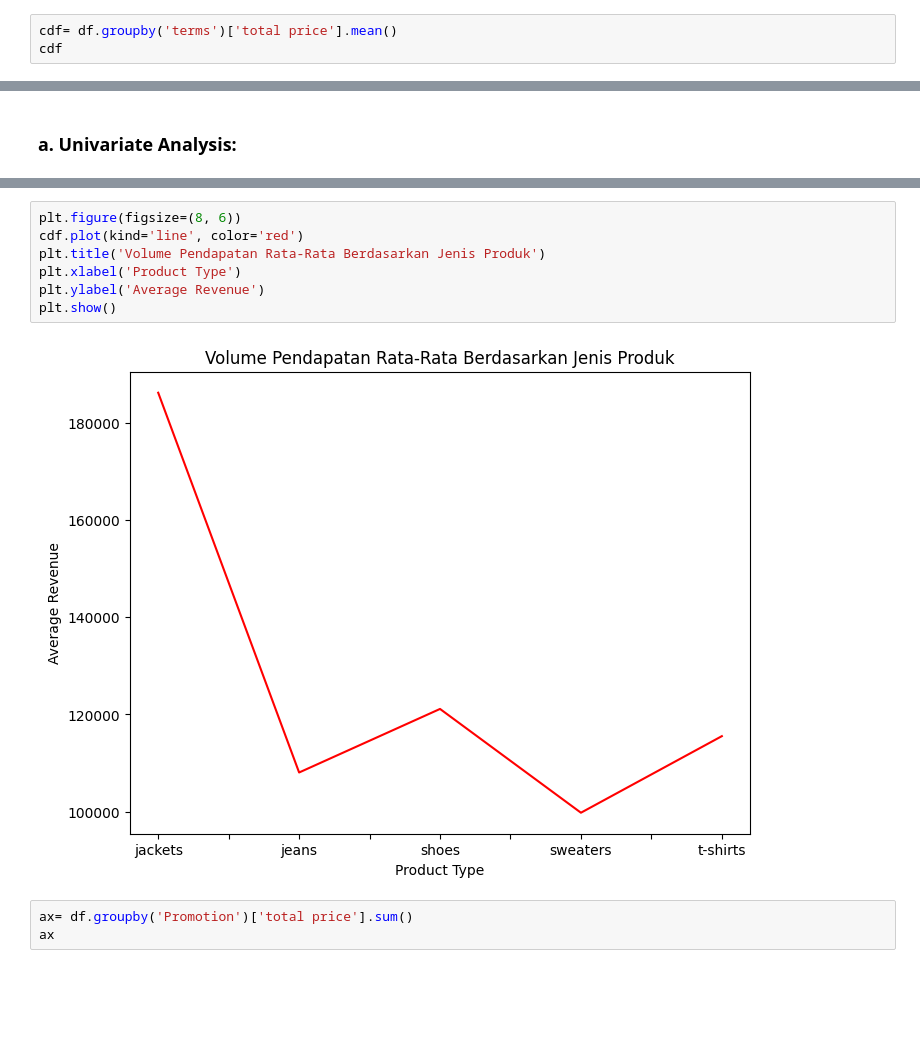
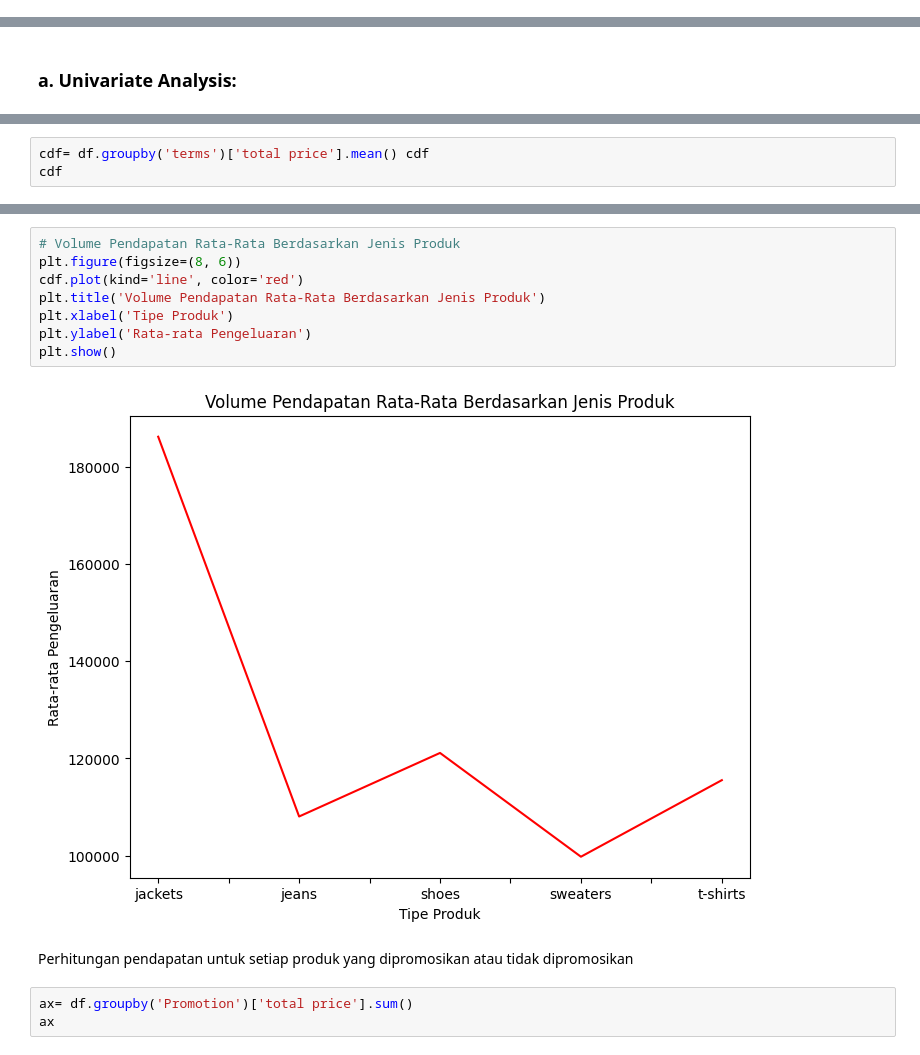
Before and after one commit to LatiefDataVisionary/eksanta-2025, a Jupyter notebook: Kelompok_1_Eksanta_2025.ipynb, the cells around one changed output, grey strips where cells are left out. Drawn from its saved outputs; the diff is of its cells as text; blank space fills up the shorter version.

```diff
--- a/Kelompok_1_Eksanta_2025.ipynb
+++ b/Kelompok_1_Eksanta_2025.ipynb
@@ -156,3 +151,0 @@ df.groupby('terms')
-# %%
-cdf= df.groupby('terms')['total price'].mean()
-cdf
@@ -178,0 +191,3 @@ plt.show()
+# %%
+cdf= df.groupby('terms')['total price'].mean() cdf
+cdf
@@ -179,12 +196,15 @@ plt.show()
 # %%
+# Volume Pendapatan Rata-Rata Berdasarkan Jenis Produk
 plt.figure(figsize=(8, 6))
 cdf.plot(kind='line', color='red')
 plt.title('Volume Pendapatan Rata-Rata Berdasarkan Jenis Produk')
-plt.xlabel('Product Type')
-plt.ylabel('Average Revenue')
+plt.xlabel('Tipe Produk')
+plt.ylabel('Rata-rata Pengeluaran')
 plt.show()
 # %% [output]
-[figure, old version]
+[figure, new version]
+# %% [markdown]
+Perhitungan pendapatan untuk setiap produk yang dipromosikan atau tidak dipromosikan
 # %%
 ax= df.groupby('Promotion')['total price'].sum()
 ax
```
Also changed, not shown: parts of 9 cells of this notebook.
